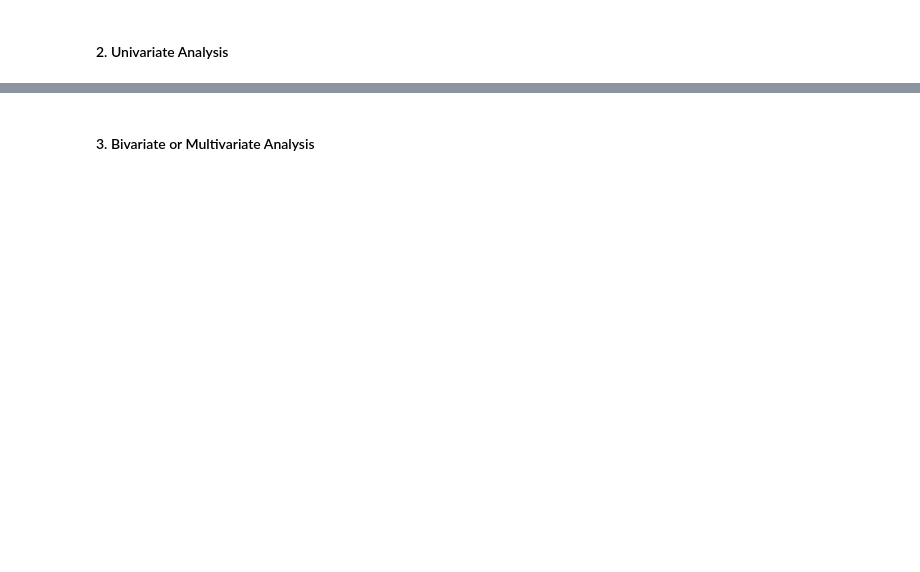
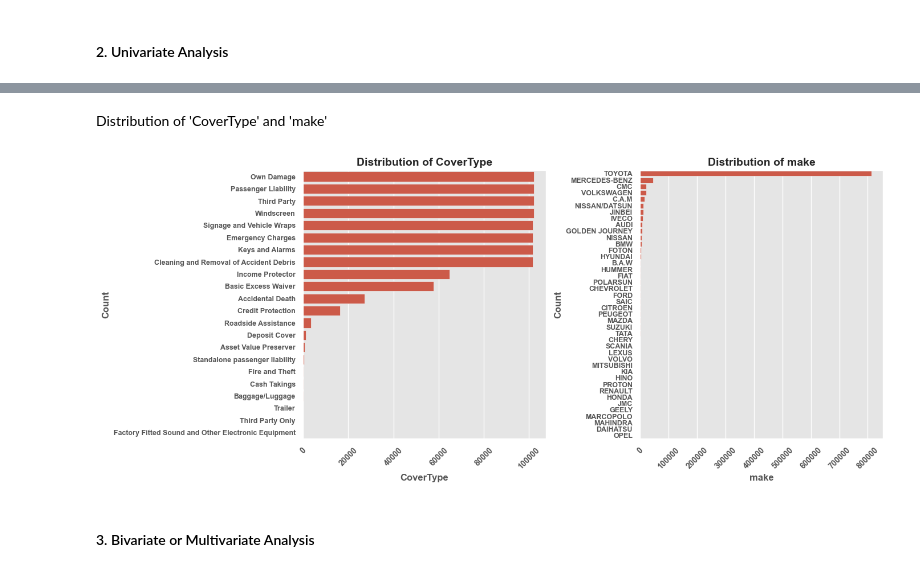
Before and after one commit to Abenezer-Baheru/Car-Insurance-Analytics-and-Modeling, a Jupyter notebook: notebooks/EDA.ipynb, the cells around one changed output, grey strips where cells are left out. Cells and saved outputs as stored; diff of their text form; code cells hidden in the pictures; blank space fills up the shorter version.

```diff
--- a/notebooks/EDA.ipynb
+++ b/notebooks/EDA.ipynb
@@ -49,2 +99,28 @@ for column in categorical_columns:
+# %% [markdown]
+Distribution of 'CoverType' and 'make'
+# %%
+# Categorical columns to plot
+categorical_columns = ['CoverType', 'make']
+
+# Create subplots for side-by-side bar charts
+plt.figure(figsize=(14, 6))  # Adjust the figure size
+for i, column in enumerate(categorical_columns):
+    plt.subplot(1, len(categorical_columns), i + 1)  # Side-by-side layout
+    sns.countplot(data[column], order=data[column].value_counts().index)
+    plt.title(f'Distribution of {column}', fontsize=14, fontweight='bold')  # Bold chart titles
+
+    # Make x-axis and y-axis labels bold
+    plt.xlabel(column, fontsize=12, fontweight='bold')  # Bold x-axis labels
+    plt.ylabel("Count", fontsize=12, fontweight='bold')  # Bold y-axis labels
+
+    # Rotate x-axis labels for better readability
+    plt.xticks(rotation=45, fontsize=10, fontweight='bold')  # Bold x-axis ticks
+    plt.yticks(fontsize=9, fontweight='bold')  # Bold y-axis ticks
+
+# Ensure proper layout
+plt.tight_layout()
+plt.show()
+# %% [output]
+[figure, added]
 # %% [markdown]
 #### 3. Bivariate or Multivariate Analysis
```
Also changed, not shown: parts of 28 cells of this notebook.
